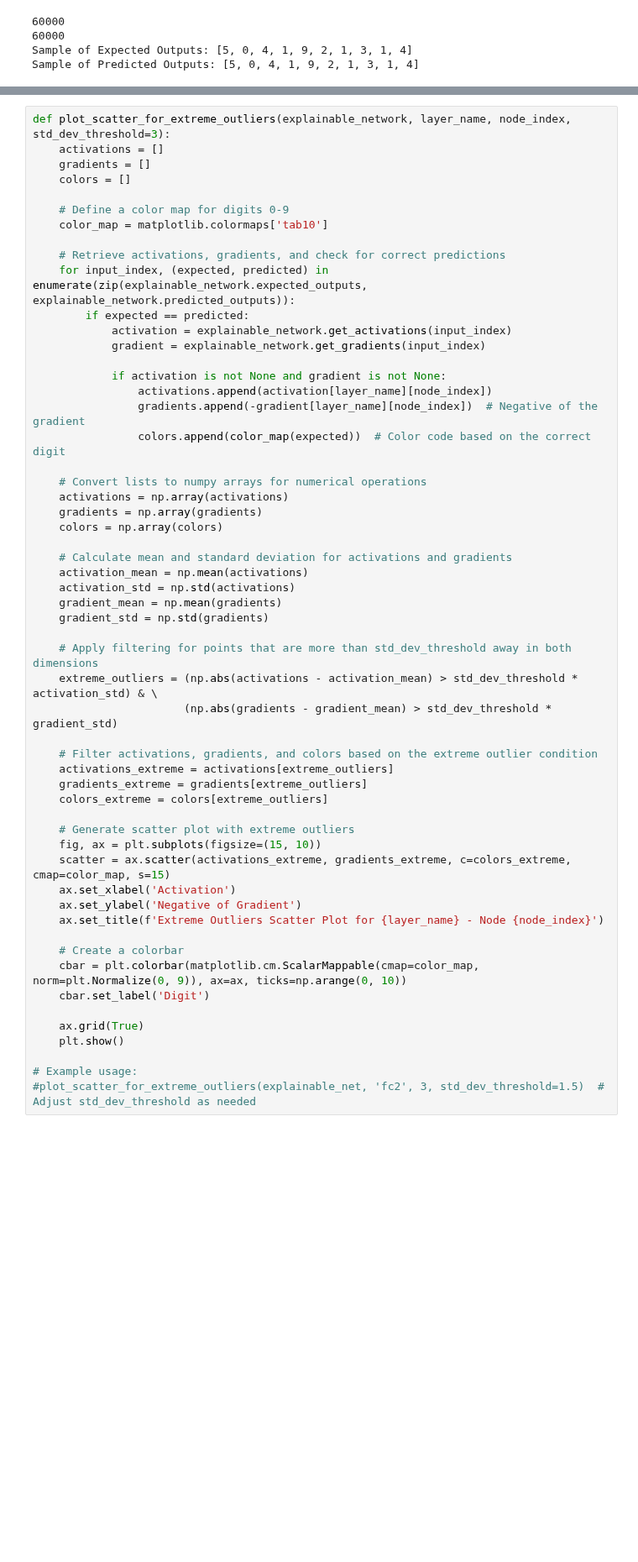
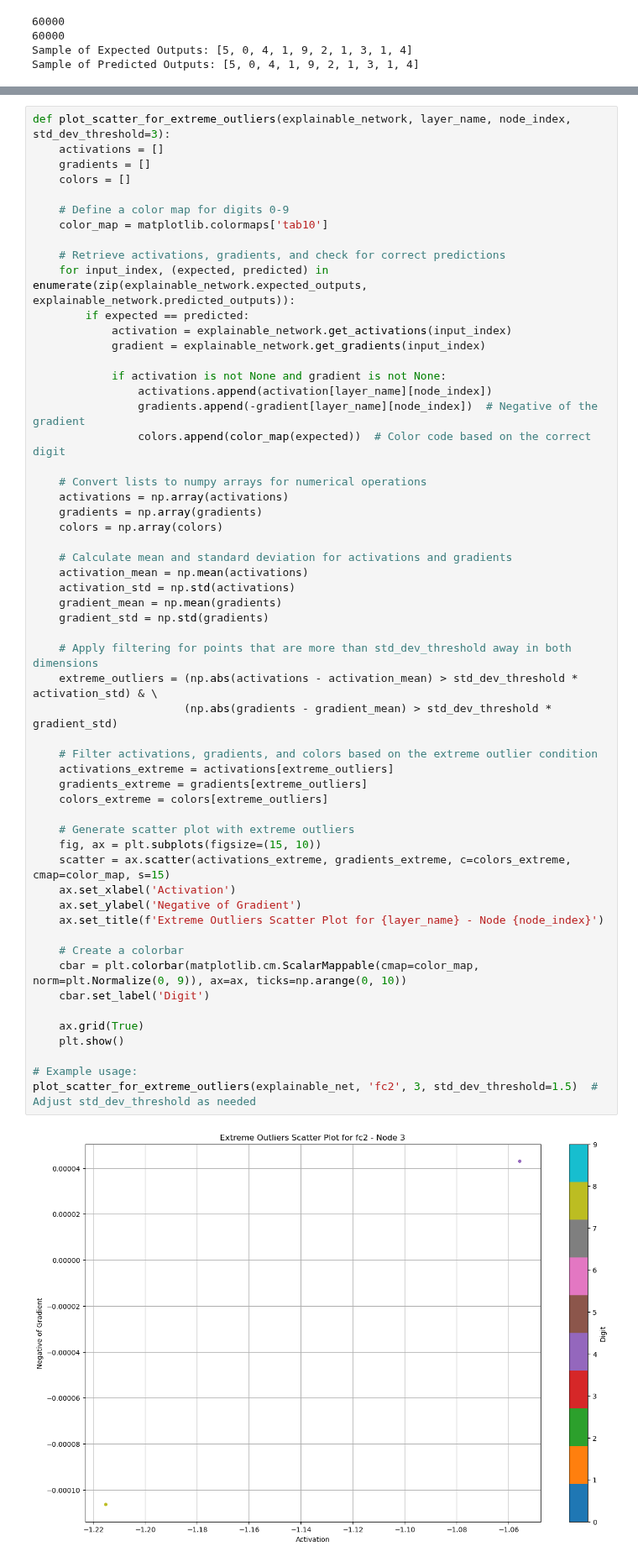
Before and after one commit to benrichards4376/Explanatory-Neural-Networks, a Jupyter notebook: MNIST_explained.ipynb, the cells around one changed output, grey strips where cells are left out. Shown at 84% size. Drawn from its saved outputs; the diff is of its cells as text; blank space fills up the shorter version.

```diff
--- a/MNIST_explained.ipynb
+++ b/MNIST_explained.ipynb
@@ -359,34 +346,36 @@ def plot_scatter_for_extreme_outliers(explainable_network, layer_name, node_inde
     # Calculate mean and standard deviation for activations and gradients
     activation_mean = np.mean(activations)
     activation_std = np.std(activations)
     gradient_mean = np.mean(gradients)
     gradient_std = np.std(gradients)
 
     # Apply filtering for points that are more than std_dev_threshold away in both dimensions
     extreme_outliers = (np.abs(activations - activation_mean) > std_dev_threshold * activation_std) & \
                        (np.abs(gradients - gradient_mean) > std_dev_threshold * gradient_std)
 
     # Filter activations, gradients, and colors based on the extreme outlier condition
     activations_extreme = activations[extreme_outliers]
     gradients_extreme = gradients[extreme_outliers]
     colors_extreme = colors[extreme_outliers]
 
     # Generate scatter plot with extreme outliers
     fig, ax = plt.subplots(figsize=(15, 10))
     scatter = ax.scatter(activations_extreme, gradients_extreme, c=colors_extreme, cmap=color_map, s=15)
     ax.set_xlabel('Activation')
     ax.set_ylabel('Negative of Gradient')
     ax.set_title(f'Extreme Outliers Scatter Plot for {layer_name} - Node {node_index}')
 
     # Create a colorbar
     cbar = plt.colorbar(matplotlib.cm.ScalarMappable(cmap=color_map, norm=plt.Normalize(0, 9)), ax=ax, ticks=np.arange(0, 10))
     cbar.set_label('Digit')
 
     ax.grid(True)
     plt.show()
 
 # Example usage:
-#plot_scatter_for_extreme_outliers(explainable_net, 'fc2', 3, std_dev_threshold=1.5)  # Adjust std_dev_threshold as needed
+plot_scatter_for_extreme_outliers(explainable_net, 'fc2', 3, std_dev_threshold=1.5)  # Adjust std_dev_threshold as needed
+# %% [output]
+[figure, added]
 # %%
 model.eval()
 correct = 0
```
Also changed, not shown: parts of 18 cells of this notebook.
